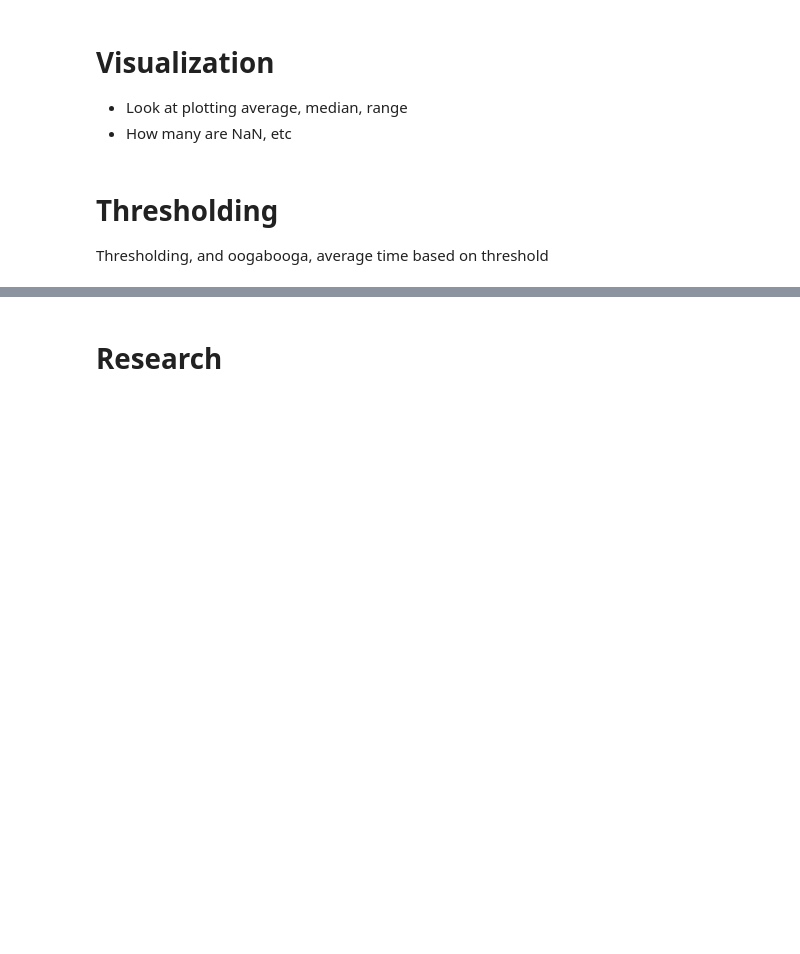
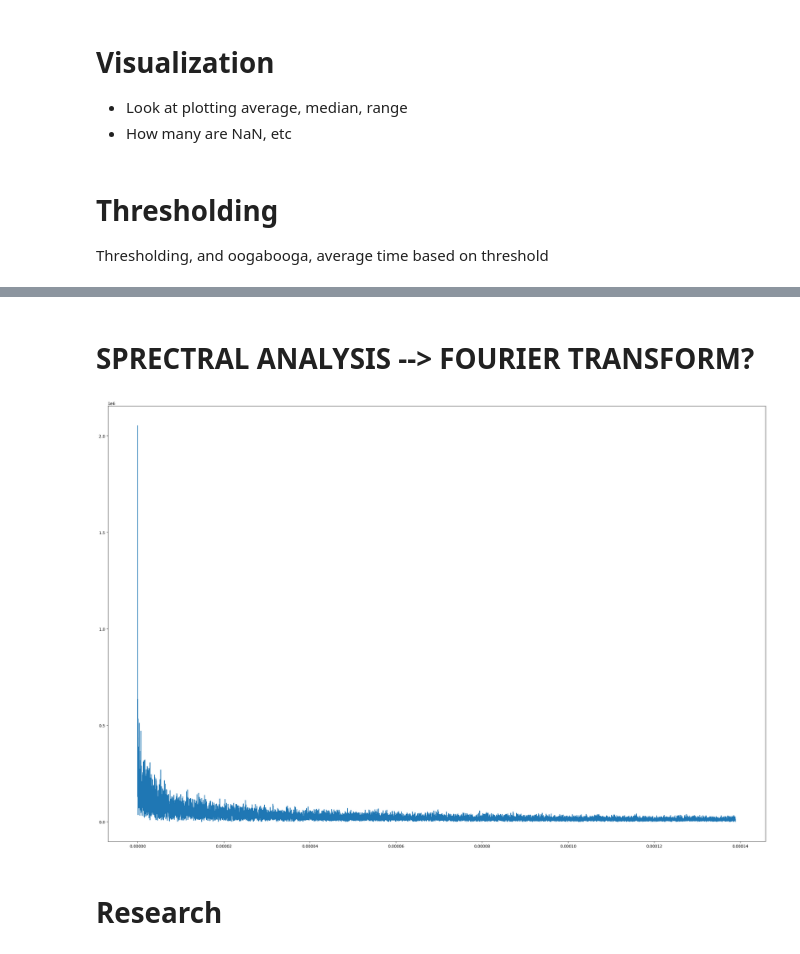
Before and after one commit to Brendan-Lobo/SpaceApps2023_Burps_of_Sun, a Jupyter notebook: pipeline_testing.ipynb, the cells around one changed output, grey strips where cells are left out. Saved outputs shown, nothing was run; the diff lists cells and outputs as text; code cells hidden in the pictures; blank space fills up the shorter version.

```diff
--- a/pipeline_testing.ipynb
+++ b/pipeline_testing.ipynb
@@ -188,3 +109,26 @@ plt.plot()
+# %% [markdown]
+# SPRECTRAL ANALYSIS --> FOURIER TRANSFORM?
+# %%
+# Fourier transform of DSCOV <= -10nT
+# I KN SOMETHING IS WRONG BUT IDK WHAT IT IS, CUZ SUPPOSE THE FREQ CORRESPONDING TO PEAK MAGNITUDE IS 1? OR NO? IDK
+from scipy.fft import fft, fftfreq
+
+df_noNAN = df.copy().dropna()
+sample_rate = 1/3600
+y = df_noNAN['DSCOV Bz_gse, nT']
+duration = len(y)*3600
+N = int(sample_rate*duration)
+yf = fft(np.array(y))
+xf = fftfreq(N, 1 / sample_rate)
+
+f=plt.figure()
+f.set_figwidth(30)
+f.set_figheight(20)
+plt.plot(np.abs(xf), np.abs(yf))
+#plt.rcParams['figure.figsize']=[100,10]
+plt.show()
+# %% [output]
+[figure, added]
 # %% [markdown]
 # Research
 # %%
```
Also changed, not shown: parts of 9 cells of this notebook.
